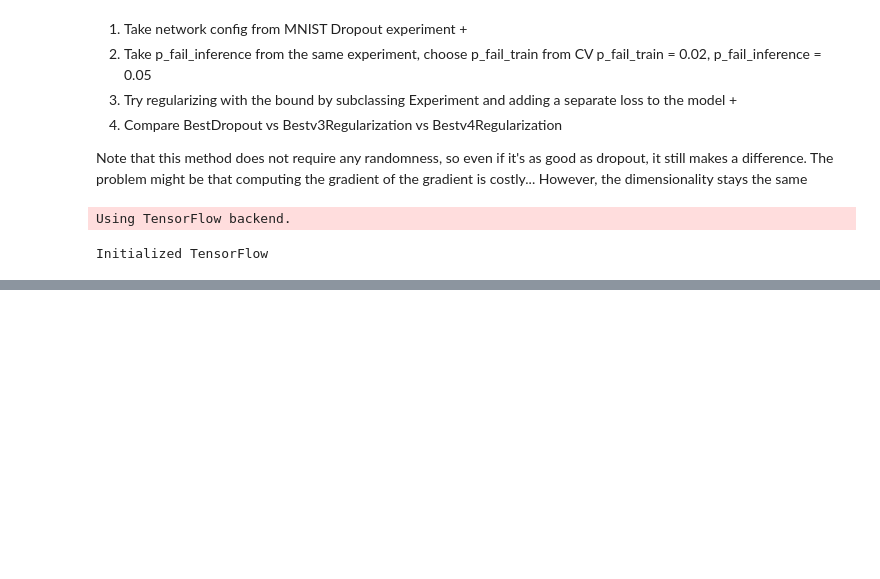
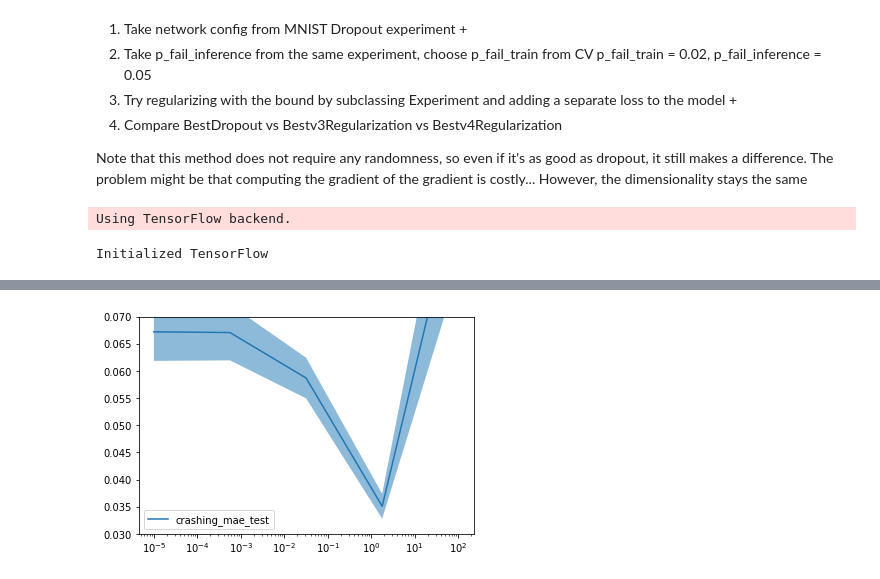
Before and after one commit to LPD-EPFL/nn-fault-tolerance, a Jupyter notebook: Regularization.ipynb, the cells around one changed output, grey strips where cells are left out. Drawn from its saved outputs; the diff is of its cells as text; code cells hidden in the pictures; blank space fills up the shorter version.

```diff
--- a/Regularization.ipynb
+++ b/Regularization.ipynb
@@ -261,0 +277,8 @@ KeyError: 'crashing_acc_train'
+# %%
+plt.figure()
+plot_quantity(results_array, 'crashing_mae_test')
+plt.ylim(0.03, 0.07)
+plt.legend()
+plt.show()
+# %% [output]
+[figure, added]
```
Also changed, not shown: parts of 11 cells of this notebook, 2 other files.
